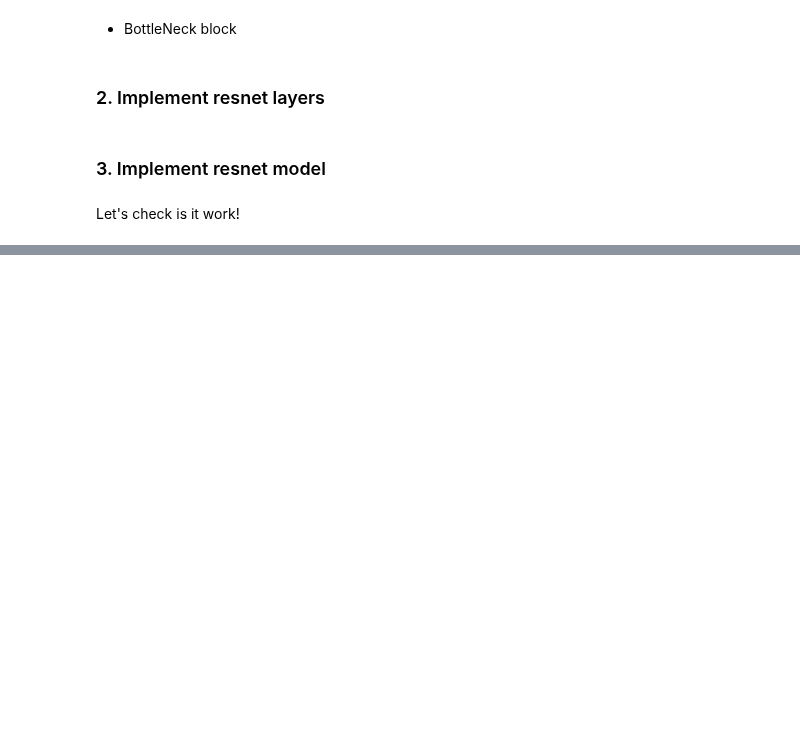
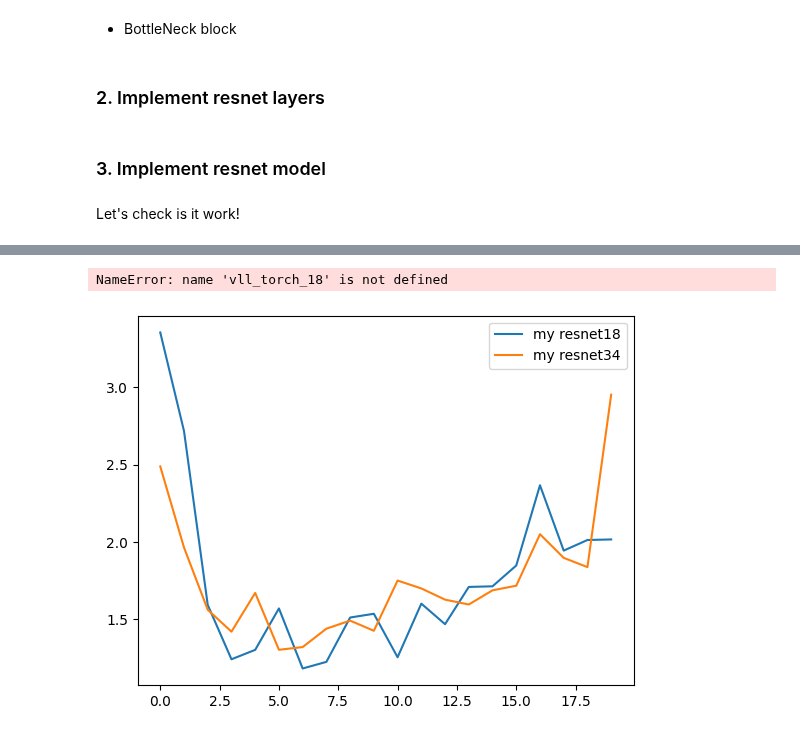
Before and after one commit to vvshich/dl3course, a Jupyter notebook: lab5.ipynb, the cells around one changed output, grey strips where cells are left out. Saved outputs shown, nothing was run; the diff lists cells and outputs as text; code cells hidden in the pictures; blank space fills up the shorter version.

Commit message:
Trained models and didn't finish with compare

```diff
--- a/lab5.ipynb
+++ b/lab5.ipynb
@@ -213,0 +386,2 @@ tensor([[1.]], grad_fn=<SoftmaxBackward0>)
+# %%
+my_best_resnet_18, tll_my_18, vll_my18 = trainloop(resnet18, train_loader, test_loader, name="my_resnet18")
@@ -213,0 +406,2 @@ tensor([[1.]], grad_fn=<SoftmaxBackward0>)
+# %%
+my_best_resnet_34, tll_my_34, vll_my_34 = trainloop(resnet34, train_loader, test_loader, name="my_resnet34")
@@ -213,0 +426,2 @@ tensor([[1.]], grad_fn=<SoftmaxBackward0>)
+# %%
+torch_best_resnet_18, tll_torch_18, vll_torch_18 = trainloop(resnet18_toch, train_loader, test_loader, name="torch_resnet18")
@@ -213,0 +444,2 @@ tensor([[1.]], grad_fn=<SoftmaxBackward0>)
+# %%
+torch_best_resnet_34, tll_torch_34, vll_torch_34 = trainloop(resnet34_toch, train_loader, test_loader, name="torch_resnet34")
@@ -213,0 +464,11 @@ tensor([[1.]], grad_fn=<SoftmaxBackward0>)
+# %%
+sns.lineplot(vll_my18, label="my resnet18")
+sns.lineplot(vll_my_34, label="my resnet34")
+sns.lineplot(vll_torch_18, label="torch resnet18")
+sns.lineplot(vll_torch_34, label="torch resnet34")
+
+plt.xlabel("Epoch")
+plt.ylabel("Cross-entropy validation loss")
+# %% [output]
+NameError: name 'vll_torch_18' is not defined
+[figure, added]
```
Also changed, not shown: parts of 29 cells of this notebook, 18 other files.
